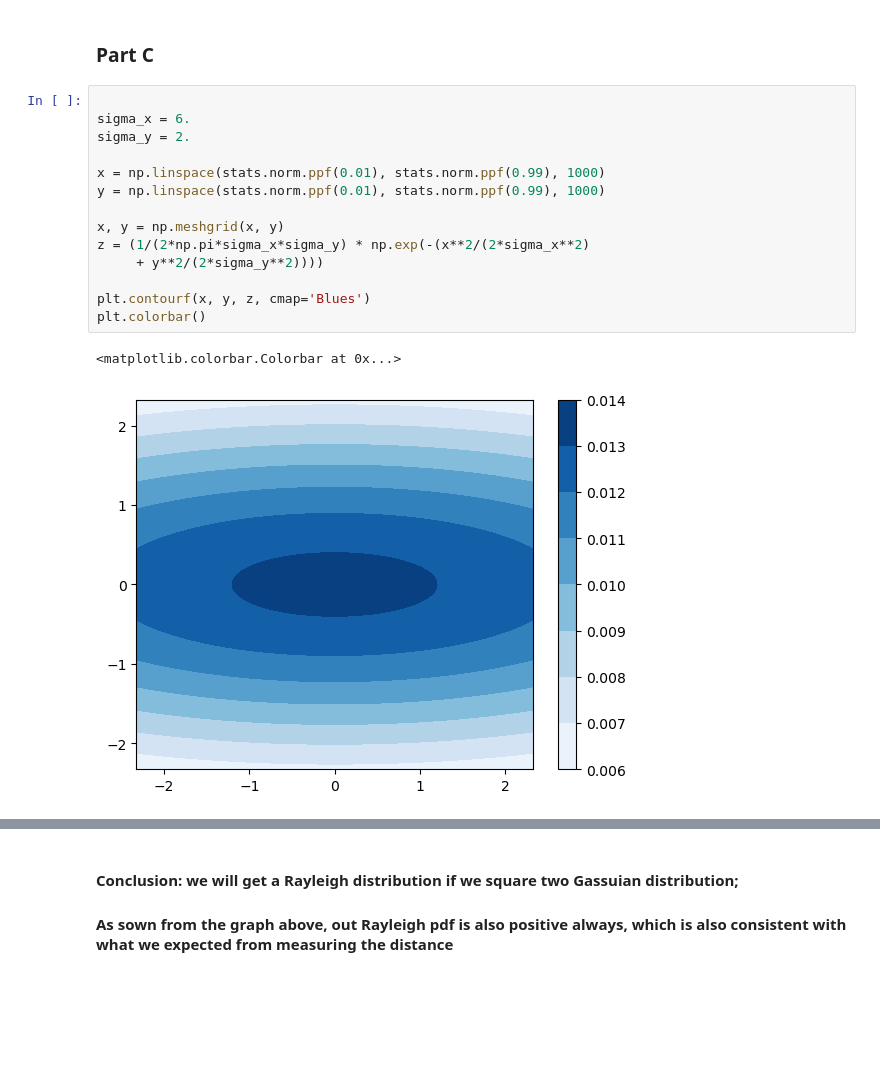
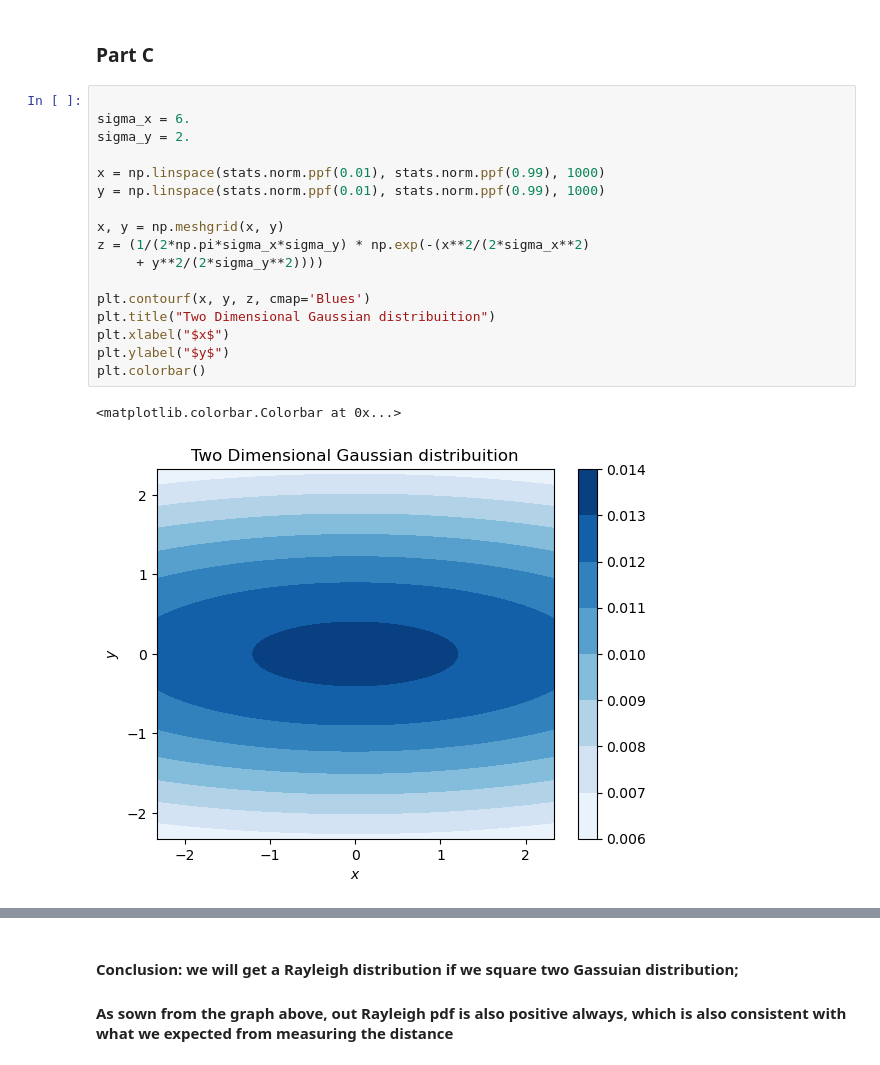
Before and after one commit to AurelianoLZA/Phys_434, a Jupyter notebook: HW 3.ipynb, the cells around one changed output, grey strips where cells are left out. Saved outputs shown, nothing was run; the diff lists cells and outputs as text; blank space fills up the shorter version.

```diff
--- a/HW 3.ipynb
+++ b/HW 3.ipynb
@@ -102,20 +102,23 @@ pdf = stats.norm.pdf(x)
 # %%
 
 sigma_x = 6.
 sigma_y = 2.
 
 x = np.linspace(stats.norm.ppf(0.01), stats.norm.ppf(0.99), 1000)
 y = np.linspace(stats.norm.ppf(0.01), stats.norm.ppf(0.99), 1000)
 
 x, y = np.meshgrid(x, y)
 z = (1/(2*np.pi*sigma_x*sigma_y) * np.exp(-(x**2/(2*sigma_x**2)
      + y**2/(2*sigma_y**2))))
 
 plt.contourf(x, y, z, cmap='Blues')
+plt.title("Two Dimensional Gaussian distribuition")
+plt.xlabel("$x$")
+plt.ylabel("$y$")
 plt.colorbar()
 # %% [output]
 <matplotlib.colorbar.Colorbar at 0x...>
-[figure, old version]
+[figure, new version]
 # %%
 x = np.linspace(stats.rayleigh.ppf(0.01),stats.rayleigh.ppf(0.99),100)
 pdf = stats.rayleigh.pdf(x)
```
Also changed, not shown: parts of 1 cell of this notebook.
